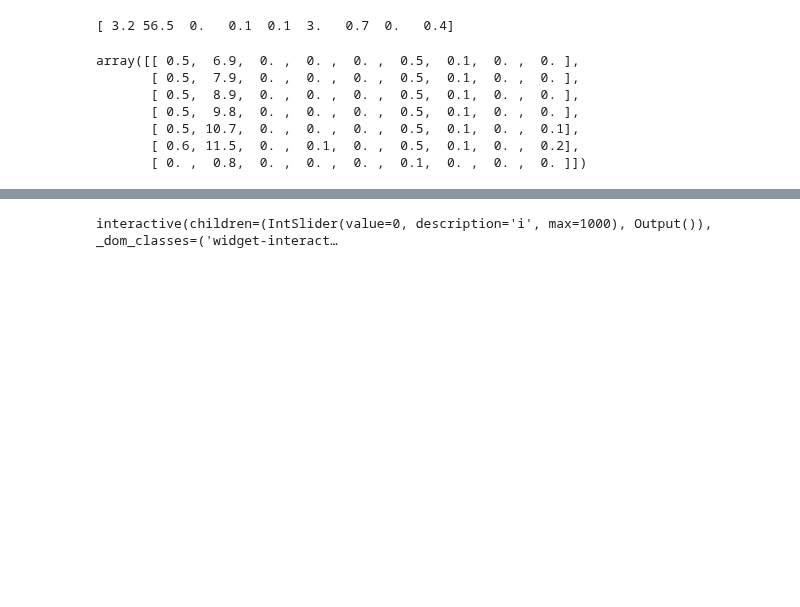
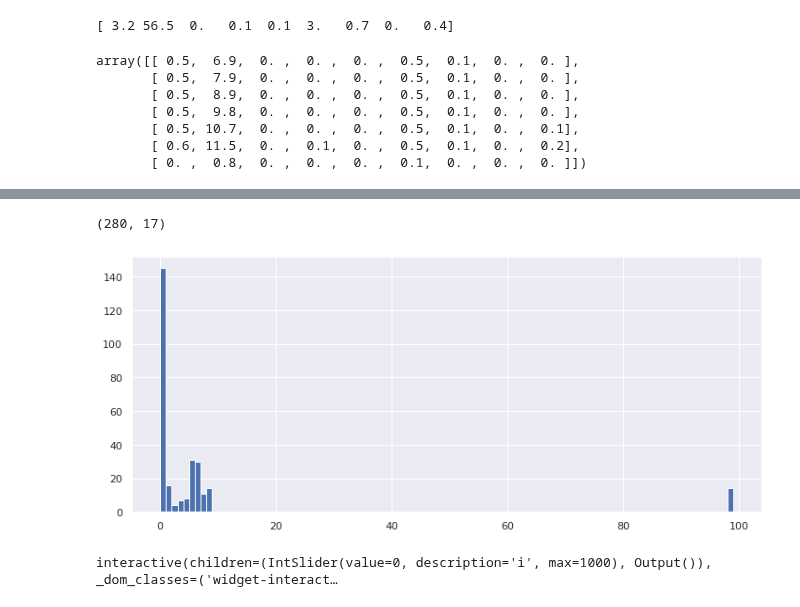
Before and after one commit to trevortknguyen/spykshrk_realtime, a Jupyter notebook: jupyter-notebooks/plot_posterior_realtime.ipynb, the cells around one changed output, grey strips where cells are left out. Cells and saved outputs as stored; diff of their text form; code cells hidden in the pictures; blank space fills up the shorter version.

```diff
--- a/jupyter-notebooks/plot_posterior_realtime.ipynb
+++ b/jupyter-notebooks/plot_posterior_realtime.ipynb
@@ -1463,0 +1780,9 @@ decoder_data[0:10]
+# %%
+plt.figure(figsize=(12,5))
+#plt.scatter(replay_combined_matching['realtime_rip'].values,replay_combined_matching['off_max_arm'].values,s=5)
+#plt.scatter(replay_combined_matching['realtime_rip'].values,replay_combined_matching['rt_max_arm'].values,s=5)
+plt.hist(replay_combined_matching['rt_max_arm'].values,bins=99)
+replay_combined_matching.shape
+# %% [output]
+(280, 17)
+[figure, added]
```
Also changed, not shown: parts of 35 cells of this notebook, 7 other files.
